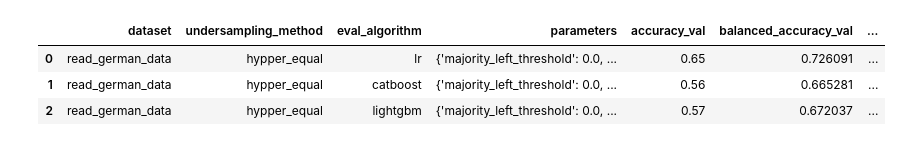
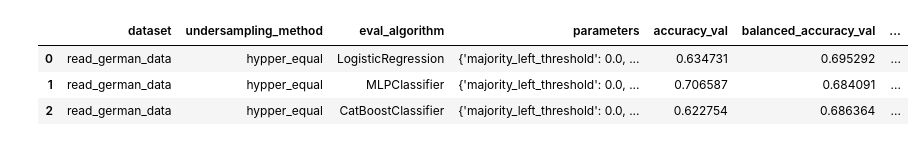
Before and after one commit to hypper-team/hypper, a Jupyter notebook: benchmarks/visualize_under.ipynb, the cells around one changed output. Cells and saved outputs as stored; diff of their text form; code cells hidden in the pictures.

```diff
--- a/benchmarks/visualize_under.ipynb
+++ b/benchmarks/visualize_under.ipynb
@@ -21,14 +21,14 @@ pd.set_option('display.max_colwidth', None)
 # %%
 EVALMETRIC = 'roc_auc'
 # %%
-df = pd.read_csv("results_df/undersampling_exp8.csv", index_col=0)
+df = pd.read_csv("results_df/undersampling_exp.csv", index_col=0)
 df.loc[df.parameters.str.contains(pat="majority_left_threshold': 0.0"), 'undersampling_method'] = 'hypper_equal'
 df.head(3)
 # %% [output]
 |  | dataset | undersampling_method | eval_algorithm | parameters | accuracy_val | balanced_accuracy_val | ... |
-| 0 | read_german_data | hypper_equal | lr | {'majority_left_threshold': 0.0, ... | 0.65 | 0.726091 | ... |
-| 1 | read_german_data | hypper_equal | catboost | {'majority_left_threshold': 0.0, ... | 0.56 | 0.665281 | ... |
-| 2 | read_german_data | hypper_equal | lightgbm | {'majority_left_threshold': 0.0, ... | 0.57 | 0.672037 | ... |
+| 0 | read_german_data | hypper_equal | LogisticRegression | {'majority_left_threshold': 0.0, ... | 0.634731 | 0.695292 | ... |
+| 1 | read_german_data | hypper_equal | MLPClassifier | {'majority_left_threshold': 0.0, ... | 0.706587 | 0.684091 | ... |
+| 2 | read_german_data | hypper_equal | CatBoostClassifier | {'majority_left_threshold': 0.0, ... | 0.622754 | 0.686364 | ... |
 # %%
 print(f"Undersampling methods: {df['undersampling_method'].unique().tolist()}")
 print(f"Datasets: {df['dataset'].unique().tolist()}")
```
Also changed, not shown: parts of 12 cells of this notebook.
